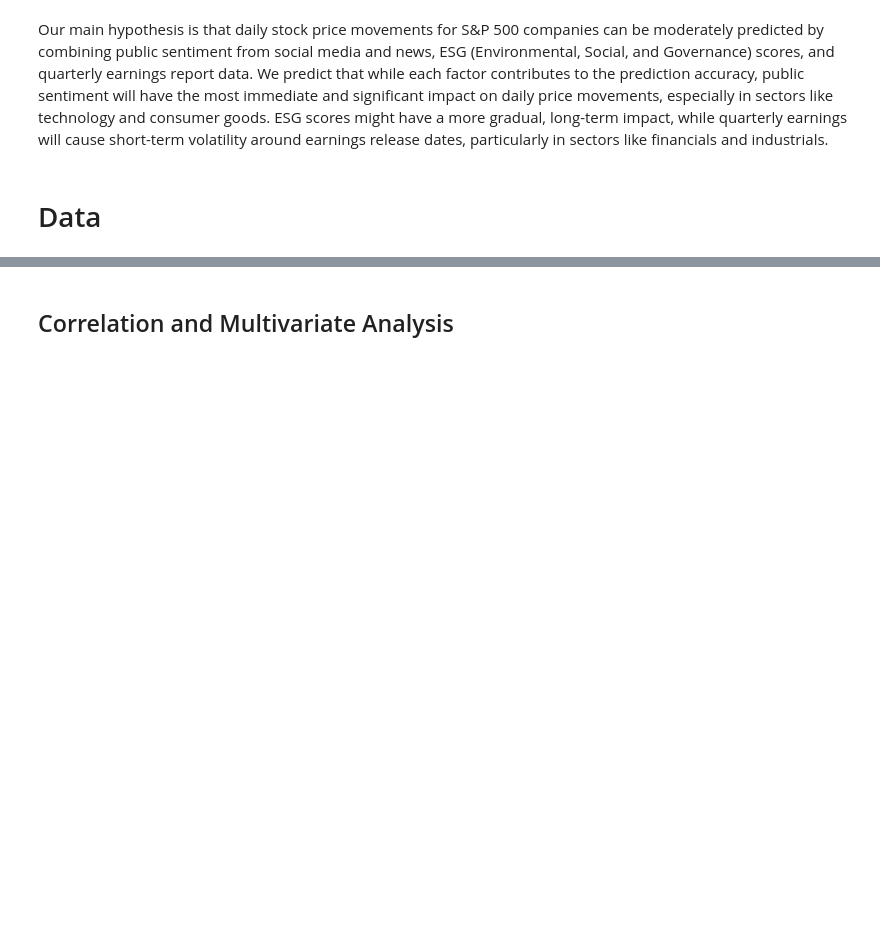
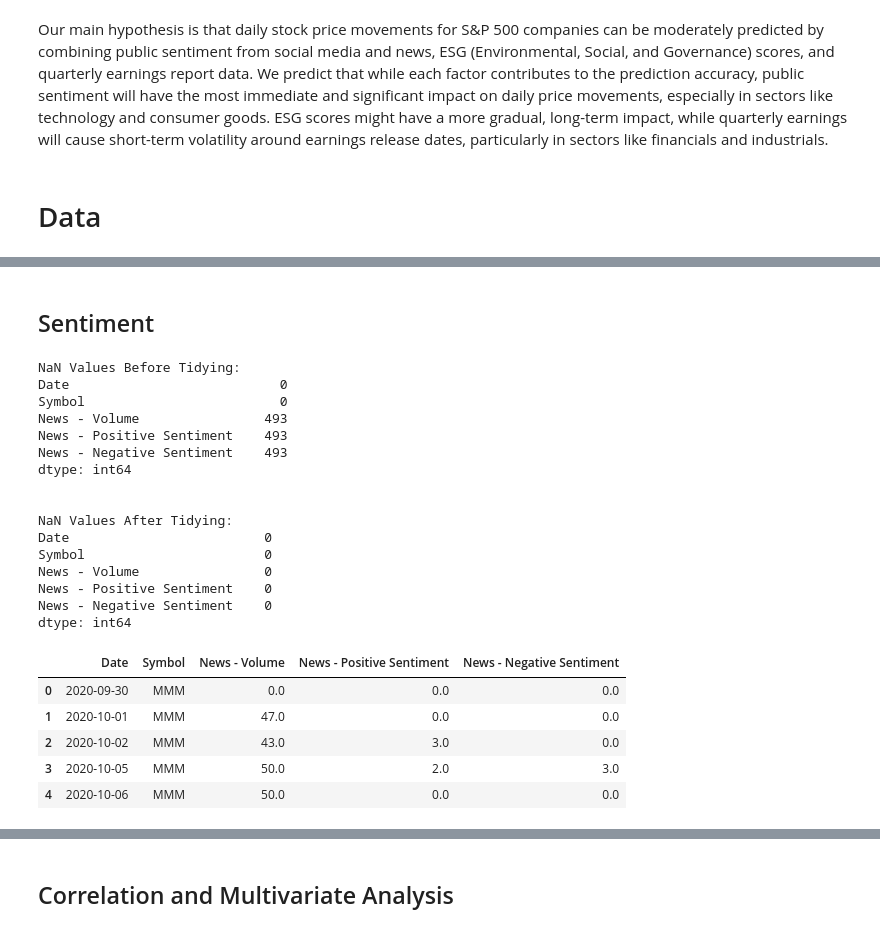
Before and after one commit to SyeinW/Cogs_108_Project_Data, a Jupyter notebook: checkpoint.ipynb, the cells around one changed output, grey strips where cells are left out. Cells and saved outputs as stored; diff of their text form; code cells hidden in the pictures; blank space fills up the shorter version.

```diff
--- a/checkpoint.ipynb
+++ b/checkpoint.ipynb
@@ -209,0 +154,39 @@ Words
+# %% [markdown]
+## Sentiment
+# %%
+# SNES Dataset
+# 1. Select columns we need
+SNES_cleaned = SP_SNES[['Date', 'Symbol', 'News - Volume', 'News - Positive Sentiment', 'News - Negative Sentiment']]
+
+# 2. Determine missing values
+print(f'NaN Values Before Tidying:\n{SNES_cleaned.isna().sum()}\n\n')
+
+# 3. Fill missing sentiment values with 0
+SNES_cleaned = SNES_cleaned.fillna(0)
+print(f'NaN Values After Tidying:\n{SNES_cleaned.isna().sum()}\n\n')
+
+# 4. Preview cleaned dataset
+SNES_cleaned.head()
+# %% [output]
+NaN Values Before Tidying:
+Date                           0
+Symbol                         0
+News - Volume                493
+News - Positive Sentiment    493
+News - Negative Sentiment    493
+dtype: int64
+
+
+NaN Values After Tidying:
+Date                         0
+Symbol                       0
+News - Volume                0
+News - Positive Sentiment    0
+News - Negative Sentiment    0
+dtype: int64
+|  | Date | Symbol | News - Volume | News - Positive Sentiment | News - Negative Sentiment |
+| 0 | 2020-09-30 | MMM | 0.0 | 0.0 | 0.0 |
+| 1 | 2020-10-01 | MMM | 47.0 | 0.0 | 0.0 |
+| 2 | 2020-10-02 | MMM | 43.0 | 3.0 | 0.0 |
+| 3 | 2020-10-05 | MMM | 50.0 | 2.0 | 3.0 |
+| 4 | 2020-10-06 | MMM | 50.0 | 0.0 | 0.0 |
```
Also changed, not shown: parts of 29 cells of this notebook.
